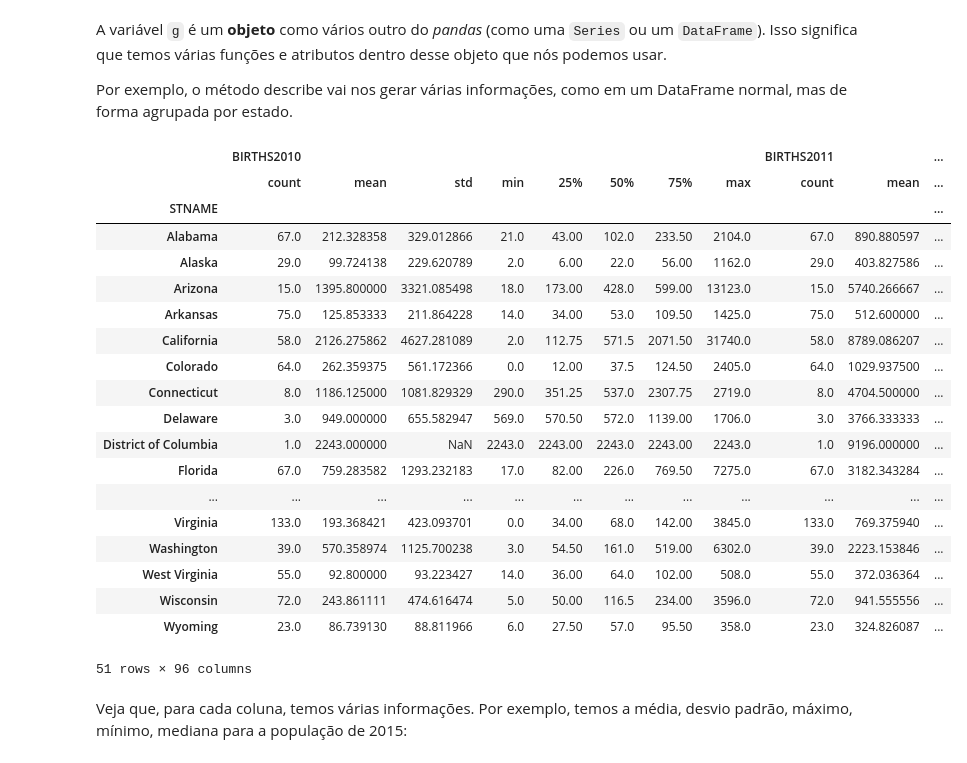
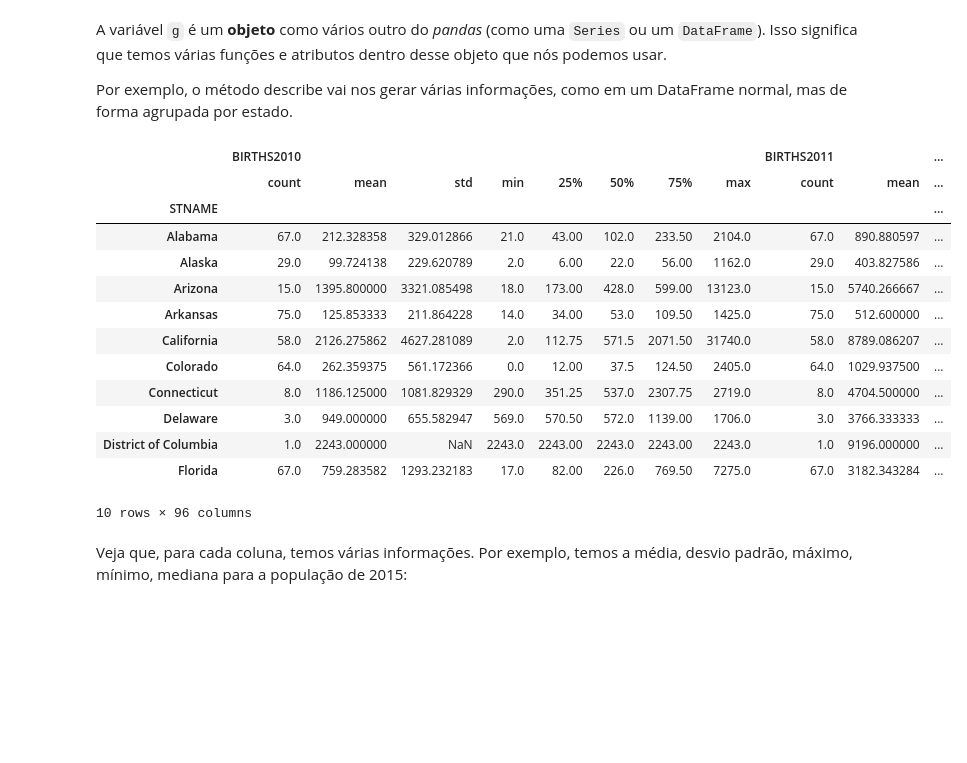
Before and after one commit to Giatroo/BeeData_GroupBy-in-Pandas, a Jupyter notebook: GroupBy.ipynb, the cells around one changed output. Cells and saved outputs as stored; diff of their text form; code cells hidden in the pictures; blank space fills up the shorter version.

Commit message:
Adicionados .head para ficar menor o notebook

```diff
--- a/GroupBy.ipynb
+++ b/GroupBy.ipynb
@@ -110,28 +97,22 @@ A variável `g` é um **objeto** como vários outro do *pandas* (como uma `Serie
 
 Por exemplo, o método describe vai nos gerar várias informações, como em um DataFrame normal, mas de forma agrupada por estado.
 # %%
-g.describe()
+g.describe().head(10)
 # %% [output]
 |  | BIRTHS2010 |  |  |  |  |  |  |  | BIRTHS2011 |  | ... |
 |  | count | mean | std | min | 25% | 50% | 75% | max | count | mean | ... |
 | STNAME |  |  |  |  |  |  |  |  |  |  | ... |
 | Alabama | 67.0 | 212.328358 | 329.012866 | 21.0 | 43.00 | 102.0 | 233.50 | 2104.0 | 67.0 | 890.880597 | ... |
 | Alaska | 29.0 | 99.724138 | 229.620789 | 2.0 | 6.00 | 22.0 | 56.00 | 1162.0 | 29.0 | 403.827586 | ... |
 | Arizona | 15.0 | 1395.800000 | 3321.085498 | 18.0 | 173.00 | 428.0 | 599.00 | 13123.0 | 15.0 | 5740.266667 | ... |
 | Arkansas | 75.0 | 125.853333 | 211.864228 | 14.0 | 34.00 | 53.0 | 109.50 | 1425.0 | 75.0 | 512.600000 | ... |
 | California | 58.0 | 2126.275862 | 4627.281089 | 2.0 | 112.75 | 571.5 | 2071.50 | 31740.0 | 58.0 | 8789.086207 | ... |
 | Colorado | 64.0 | 262.359375 | 561.172366 | 0.0 | 12.00 | 37.5 | 124.50 | 2405.0 | 64.0 | 1029.937500 | ... |
 | Connecticut | 8.0 | 1186.125000 | 1081.829329 | 290.0 | 351.25 | 537.0 | 2307.75 | 2719.0 | 8.0 | 4704.500000 | ... |
 | Delaware | 3.0 | 949.000000 | 655.582947 | 569.0 | 570.50 | 572.0 | 1139.00 | 1706.0 | 3.0 | 3766.333333 | ... |
 | District of Columbia | 1.0 | 2243.000000 | NaN | 2243.0 | 2243.00 | 2243.0 | 2243.00 | 2243.0 | 1.0 | 9196.000000 | ... |
 | Florida | 67.0 | 759.283582 | 1293.232183 | 17.0 | 82.00 | 226.0 | 769.50 | 7275.0 | 67.0 | 3182.343284 | ... |
-| ... | ... | ... | ... | ... | ... | ... | ... | ... | ... | ... | ... |
-| Virginia | 133.0 | 193.368421 | 423.093701 | 0.0 | 34.00 | 68.0 | 142.00 | 3845.0 | 133.0 | 769.375940 | ... |
-| Washington | 39.0 | 570.358974 | 1125.700238 | 3.0 | 54.50 | 161.0 | 519.00 | 6302.0 | 39.0 | 2223.153846 | ... |
-| West Virginia | 55.0 | 92.800000 | 93.223427 | 14.0 | 36.00 | 64.0 | 102.00 | 508.0 | 55.0 | 372.036364 | ... |
-| Wisconsin | 72.0 | 243.861111 | 474.616474 | 5.0 | 50.00 | 116.5 | 234.00 | 3596.0 | 72.0 | 941.555556 | ... |
-| Wyoming | 23.0 | 86.739130 | 88.811966 | 6.0 | 27.50 | 57.0 | 95.50 | 358.0 | 23.0 | 324.826087 | ... |
-51 rows × 96 columns
+10 rows × 96 columns
 # %% [markdown]
 Veja que, para cada coluna, temos várias informações. Por exemplo, temos a média, desvio padrão, máximo, mínimo, mediana para a população de 2015:
 # %%
```
Also changed, not shown: parts of 14 cells of this notebook.
